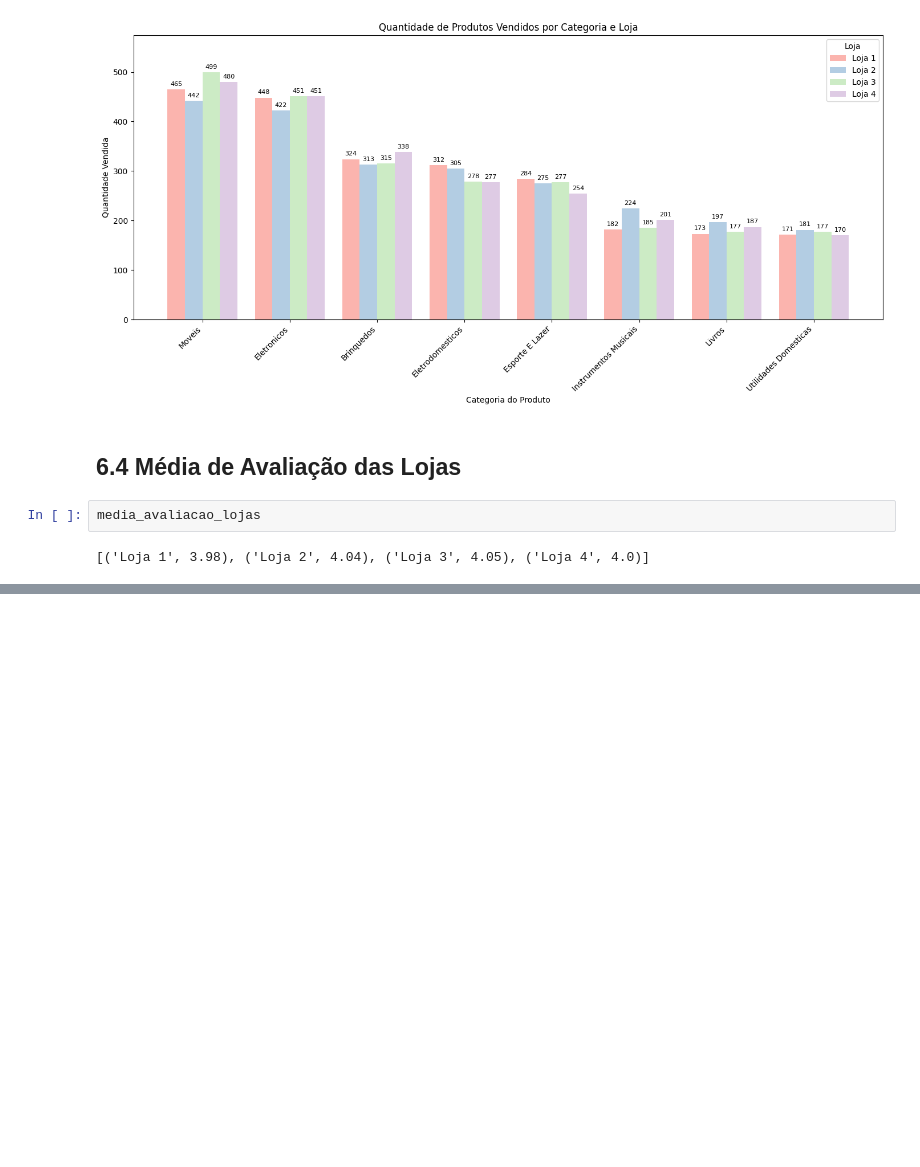
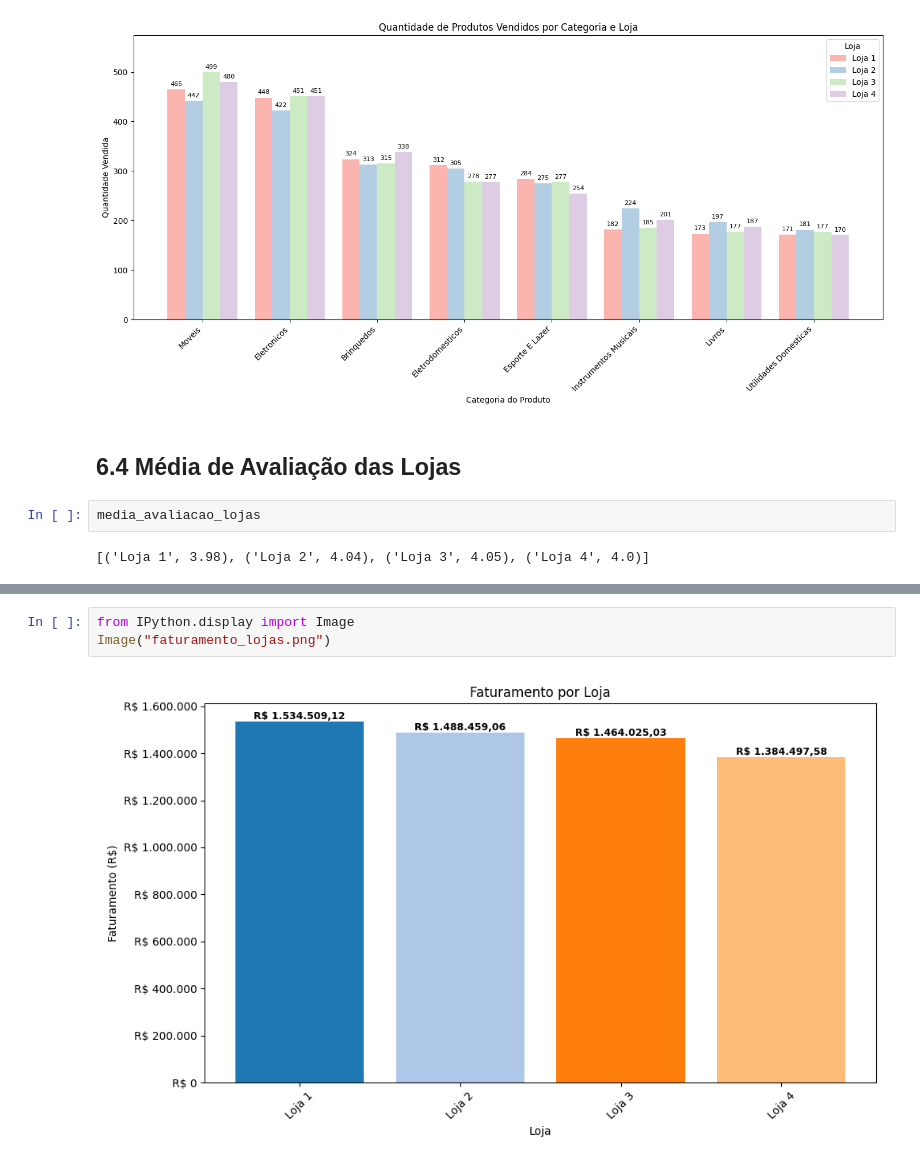
Before and after one commit to rodrigosergiosilva/challenge-alura-store, a Jupyter notebook: AluraStoreBr.ipynb, the cells around one changed output, grey strips where cells are left out. Drawn from its saved outputs; the diff is of its cells as text; blank space fills up the shorter version.

```diff
--- a/AluraStoreBr.ipynb
+++ b/AluraStoreBr.ipynb
@@ -393,0 +432,5 @@ plt.show()
+# %%
+from IPython.display import Image
+Image("faturamento_lojas.png")
+# %% [output]
+[figure, added]
```
Also changed, not shown: parts of 14 cells of this notebook.
